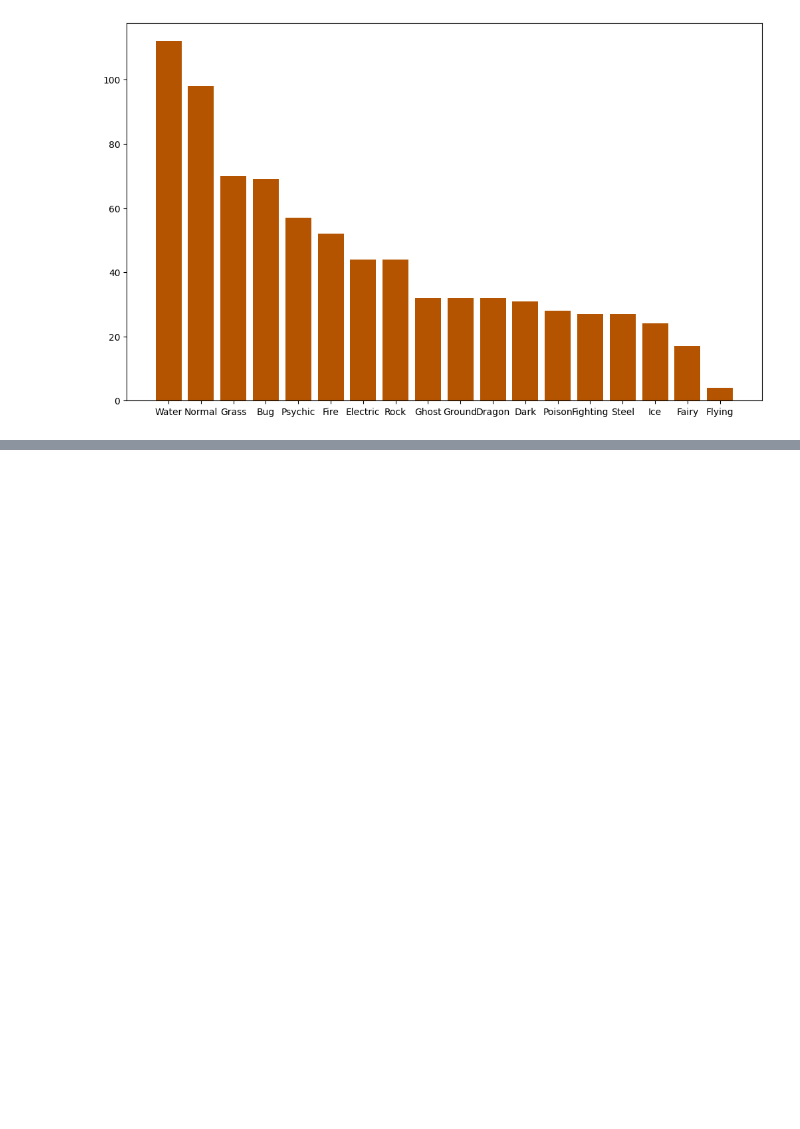
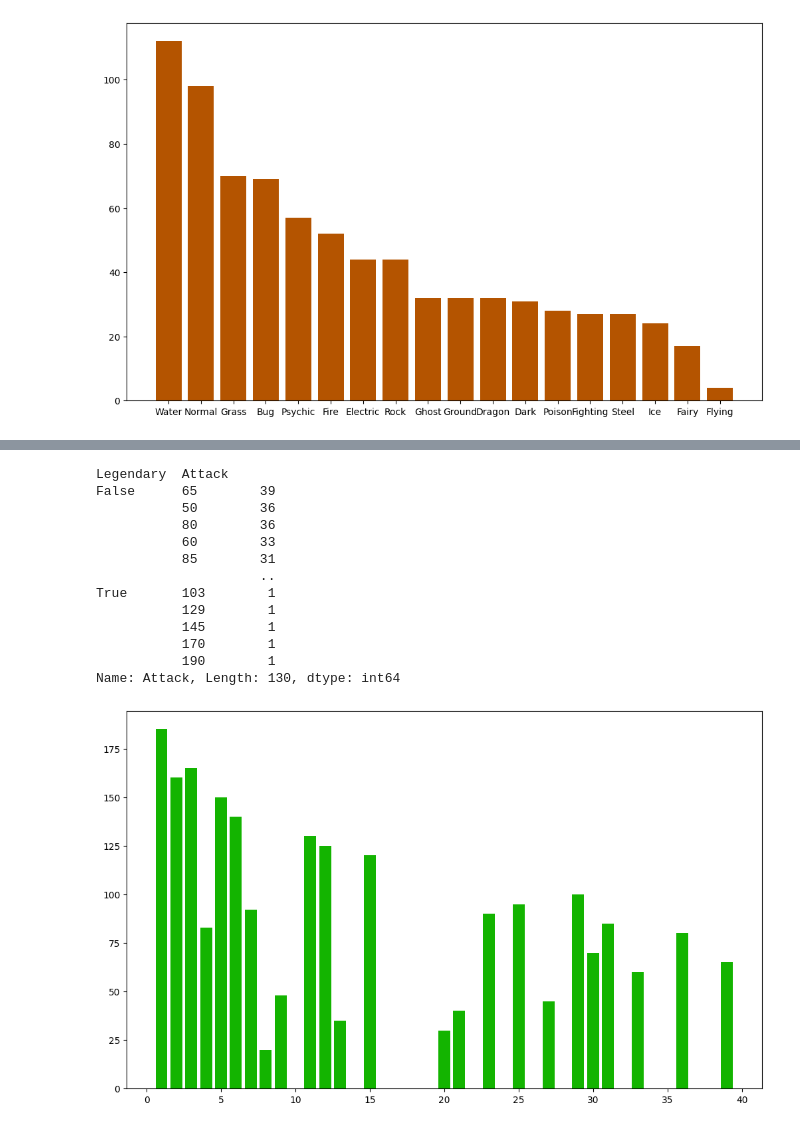
Before and after one commit to nenadmark/python1, a Jupyter notebook: DATA-Python/pokemons/pokemons.ipynb, the cells around one changed output, grey strips where cells are left out. Drawn from its saved outputs; the diff is of its cells as text; code cells hidden in the pictures; blank space fills up the shorter version.

```diff
--- a/DATA-Python/pokemons/pokemons.ipynb
+++ b/DATA-Python/pokemons/pokemons.ipynb
@@ -5,6 +5,7 @@ import matplotlib.pyplot as plt
 import seaborn as sns
 
 orange = "#B45400"
+green = "#13B400"
 # %%
 df = pd.read_csv("pokemon.csv")
 # %%
@@ -106,0 +107,28 @@ plt.show()
+# %%
+# Attack
+groupby_legendary_attack = df.groupby("Legendary")["Attack"].value_counts()
+print(groupby_legendary_attack)
+
+
+
+fig, ax = plt.subplots(1, 1, figsize=(10, 6),
+                       layout='constrained', dpi=100,
+                       label='poke')
+ax.bar(groupby_legendary_attack[False], groupby_legendary_attack[False].index, color=green)
+
+plt.show()
+# %% [output]
+Legendary  Attack
+False      65        39
+           50        36
+           80        36
+           60        33
+           85        31
+                     ..
+True       103        1
+           129        1
+           145        1
+           170        1
+           190        1
+Name: Attack, Length: 130, dtype: int64
+[figure, added]
```
Also changed, not shown: parts of 5 cells of this notebook.
